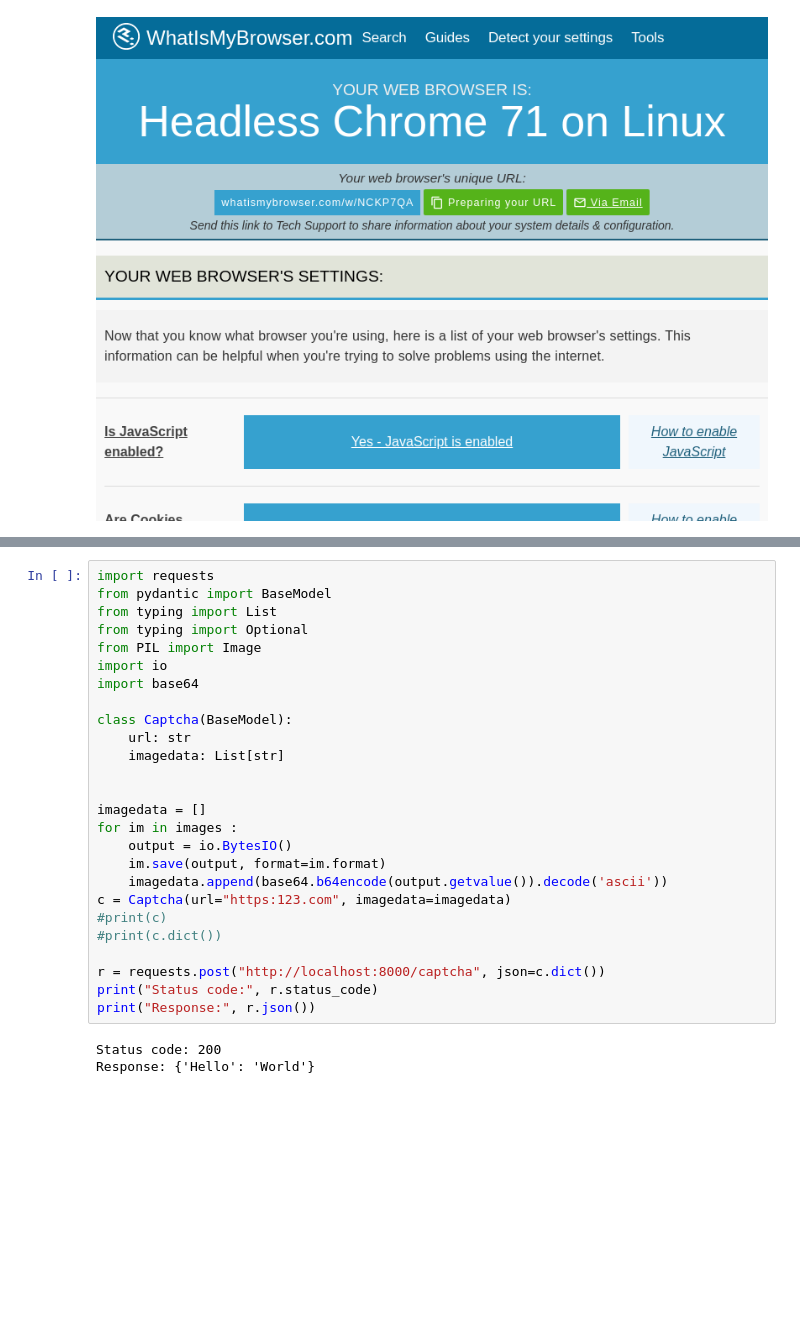
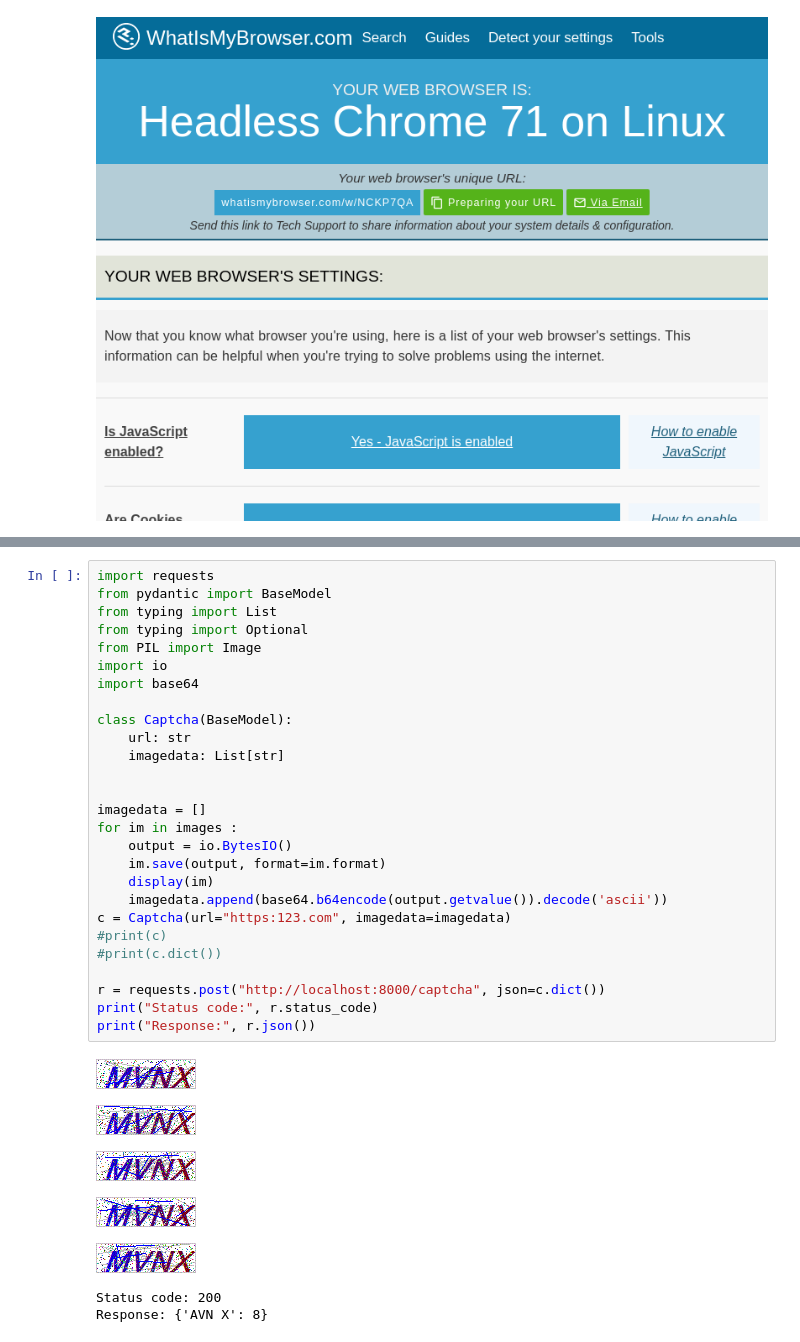
Before and after one commit to fmspatrickrosendahl/my-first-binder, a Jupyter notebook: website_pyppeteer.ipynb, the cells around one changed output, grey strips where cells are left out. Drawn from its saved outputs; the diff is of its cells as text; blank space fills up the shorter version.

```diff
--- a/website_pyppeteer.ipynb
+++ b/website_pyppeteer.ipynb
@@ -136,29 +143,35 @@ response: document https://www.interasia.cc/WebTools/RandomCode.ashx?Code=
 # %%
 import requests
 from pydantic import BaseModel
 from typing import List
 from typing import Optional
 from PIL import Image
 import io
 import base64
 
 class Captcha(BaseModel):
     url: str
     imagedata: List[str]
 
 
 imagedata = []
 for im in images :
     output = io.BytesIO()
     im.save(output, format=im.format)
+    display(im)
     imagedata.append(base64.b64encode(output.getvalue()).decode('ascii'))
 c = Captcha(url="https:123.com", imagedata=imagedata)
 #print(c)
 #print(c.dict())
 
 r = requests.post("http://localhost:8000/captcha", json=c.dict())
 print("Status code:", r.status_code)
 print("Response:", r.json())
 # %% [output]
+[figure, added]
+[figure, added]
+[figure, added]
+[figure, added]
+[figure, added]
 Status code: 200
-Response: {'Hello': 'World'}
+Response: {'AVN X': 8}
```
Also changed, not shown: parts of 1 cell of this notebook.
